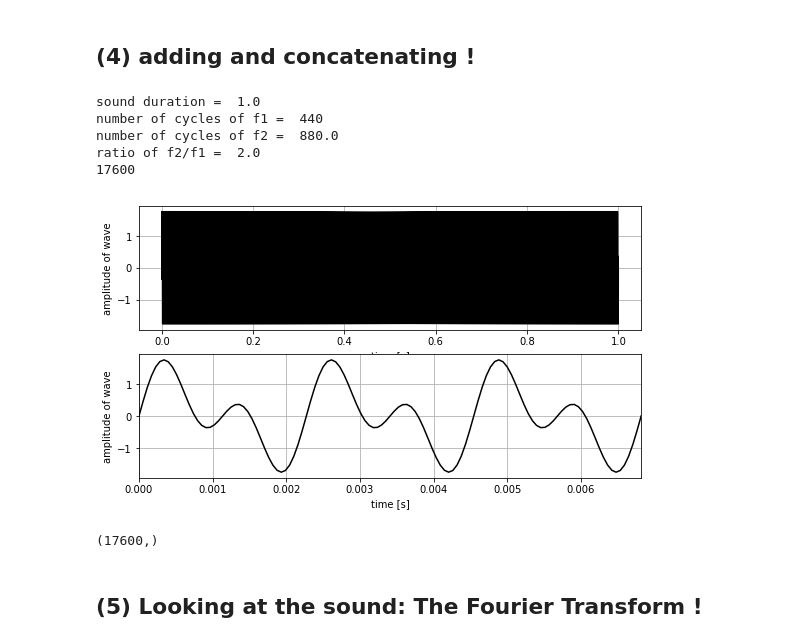
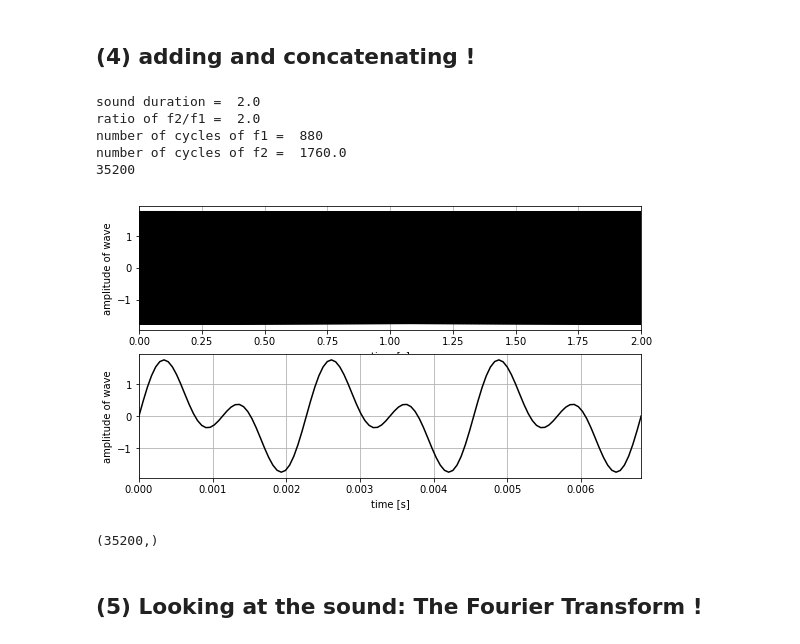
Before and after one commit to benholtzman/datamovies, a Jupyter notebook: 1_codes/s00_make_simple_sounds.ipynb, the cells around one changed output. Saved outputs shown, nothing was run; the diff lists cells and outputs as text; code cells hidden in the pictures.

Commit message:
updating simple_sounds and DS

```diff
--- a/1_codes/s00_make_simple_sounds.ipynb
+++ b/1_codes/s00_make_simple_sounds.ipynb
@@ -96,7 +114,7 @@ librosa.output.write_wav(outfile, y*a_scale, fs, norm=False)
 # adding waveforms/signals to make two frequencies
 # make vectors of two frequencies, that have the same number of points, long enough to hear
 
-n_cycles = 440
+n_cycles = 880
 npts_cycle = 40
 x1 = np.linspace(0,2*pi*n_cycles,npts_cycle*n_cycles)
 y1 = np.sin(x1)
@@ -107,45 +125,45 @@ dt = p1/npts_cycle
 # duration
 dur1 = n_cycles*p1
 print('sound duration = ', dur1)
+
 f2 = 2*f1
 p2 = 1/f2
 n_cycles2 = dur1/p2
+
+print('ratio of f2/f1 = ', f2/f1)
 print('number of cycles of f1 = ', n_cycles)
 print('number of cycles of f2 = ', n_cycles2)
-print('ratio of f2/f1 = ', f2/f1)
 
+# make the same number of points
 x2 = np.linspace(0,2*pi*n_cycles2,len(x1))
 y2 = np.sin(x2)
+
 # add them together
 
 y = y1+y2
-# plot a slice
+
 time1 = np.linspace(0,p1*n_cycles,len(x1))
 print(len(time1))
 
 # plot the wave
 plt.figure(figsize=(9,5))
 plt.subplot(2,1,1)
 plt.plot(time1,y,'k')
 plt.xlabel('time [s]')
 plt.ylabel('amplitude of wave')
 plt.grid()
+plt.xlim(0, dur1)
+
 plt.subplot(2,1,2)
 plt.plot(time1,y,'k')
 plt.xlabel('time [s]')
 plt.ylabel('amplitude of wave')
 plt.grid()
 plt.xlim(0, p1*3)
-
-# write the sound:
-outfile = 'sound_1.wav'
-fs = int(1/dt) # must be an integer !
-a_scale = 0.2
-librosa.output.write_wav(outfile, y*a_scale, fs, norm=False)
 # %% [output]
-sound duration =  1.0
-number of cycles of f1 =  440
-number of cycles of f2 =  880.0
+sound duration =  2.0
 ratio of f2/f1 =  2.0
-17600
+number of cycles of f1 =  880
+number of cycles of f2 =  1760.0
+35200
-[figure, old version]
+[figure, new version]
@@ -152,14 +177,16 @@ ratio of f2/f1 =  2.0
 # %%
 # concatenating
+outfile = 'sound_concat.wav'
+out = outfile_path + outfile
 
 print(y2.shape)
+# stick 2 at the end of 1 :
 yc = np.concatenate((y1,y2),axis=0)
-outfile = 'sound_conc.wav'
+
 fs = int(1/dt) # must be an integer !
-a_scale = 0.6
-librosa.output.write_wav(outfile, yc*a_scale, fs, norm=False)
+librosa.output.write_wav(out, yc, fs, norm=False)
 # %% [output]
-(17600,)
+(35200,)
 # %% [markdown]
 ## (5) Looking at the sound: The Fourier Transform !
 # %%
```
Also changed, not shown: parts of 9 cells of this notebook, 2 other files.
